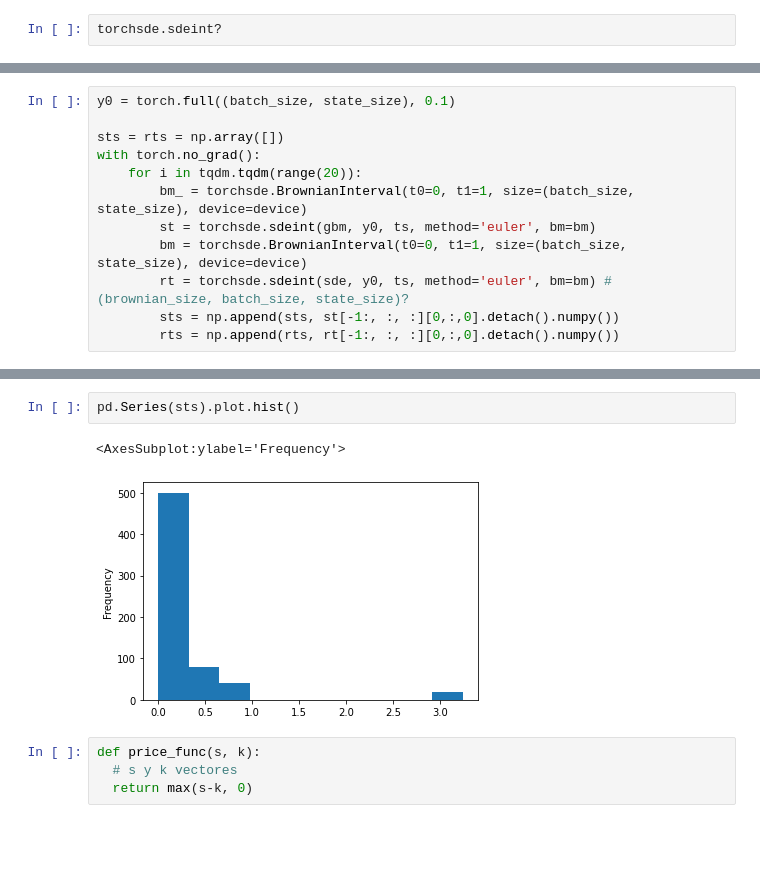
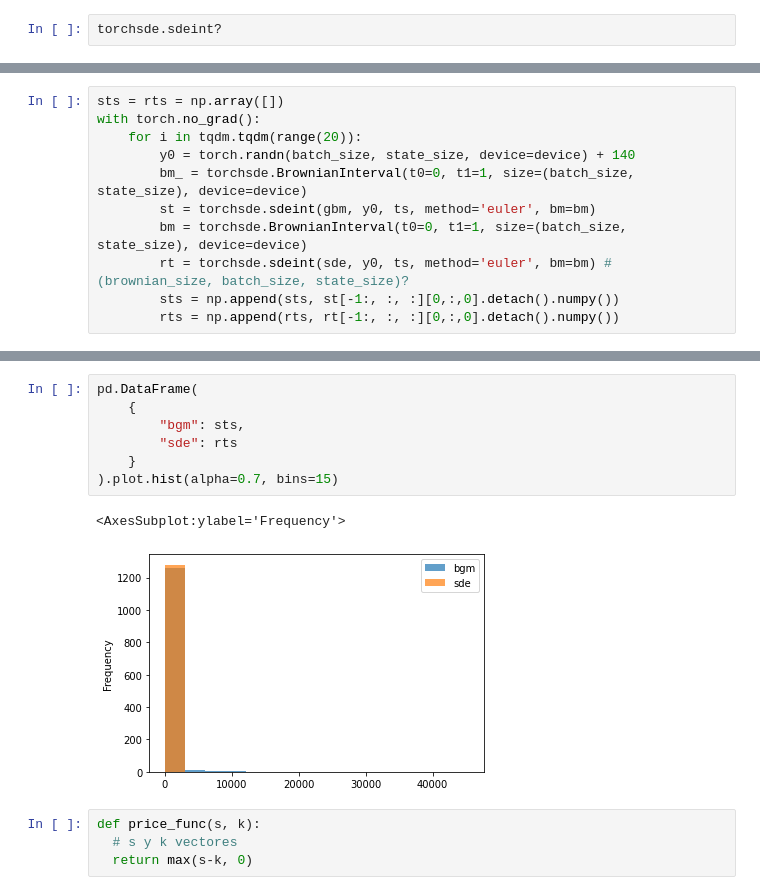
Before and after one commit to gflan/neural-pricing, a Jupyter notebook: ancufi/neural_options.ipynb, the cells around one changed output, grey strips where cells are left out. Saved outputs shown, nothing was run; the diff lists cells and outputs as text; blank space fills up the shorter version.

```diff
--- a/ancufi/neural_options.ipynb
+++ b/ancufi/neural_options.ipynb
@@ -223,9 +297,8 @@ pd.Series(best_rt).plot.hist()
 # %%
-y0 = torch.full((batch_size, state_size), 0.1)
-
 sts = rts = np.array([])
 with torch.no_grad():
     for i in tqdm.tqdm(range(20)):
+        y0 = torch.randn(batch_size, state_size, device=device) + 140
         bm_ = torchsde.BrownianInterval(t0=0, t1=1, size=(batch_size, state_size), device=device)
         st = torchsde.sdeint(gbm, y0, ts, method='euler', bm=bm)
         bm = torchsde.BrownianInterval(t0=0, t1=1, size=(batch_size, state_size), device=device)
@@ -240,8 +308,13 @@ pd.Series(rts).plot.hist()
-# %%
-pd.Series(sts).plot.hist()
-# %% [output]
-<AxesSubplot:ylabel='Frequency'>
-[figure, removed]
+# %%
+pd.DataFrame(
+    {
+        "bgm": sts,
+        "sde": rts
+    }
+).plot.hist(alpha=0.7, bins=15)
+# %% [output]
+<AxesSubplot:ylabel='Frequency'>
+[figure, added]
 # %%
 def price_func(s, k):
   # s y k vectores
```
Also changed, not shown: parts of 22 cells of this notebook.
